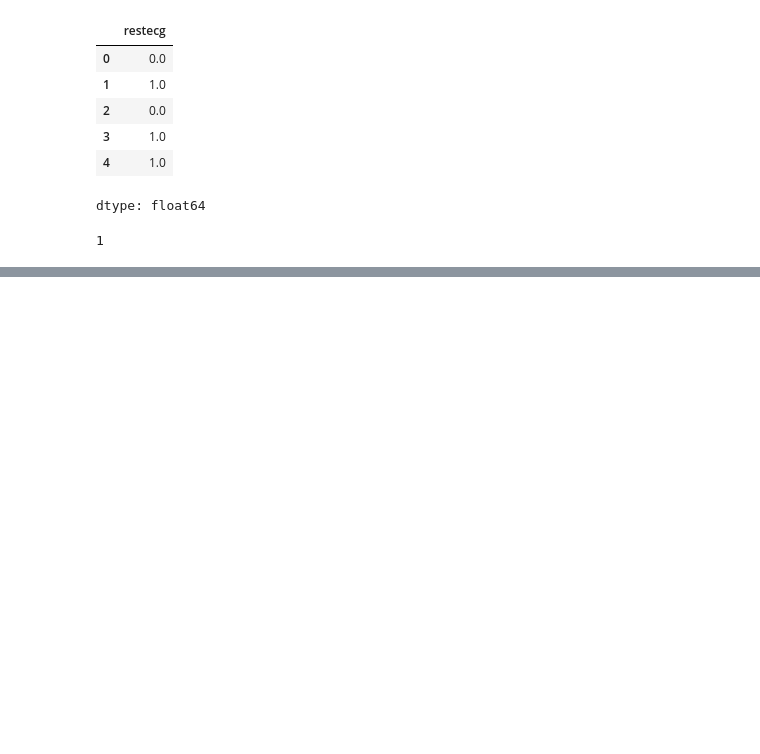
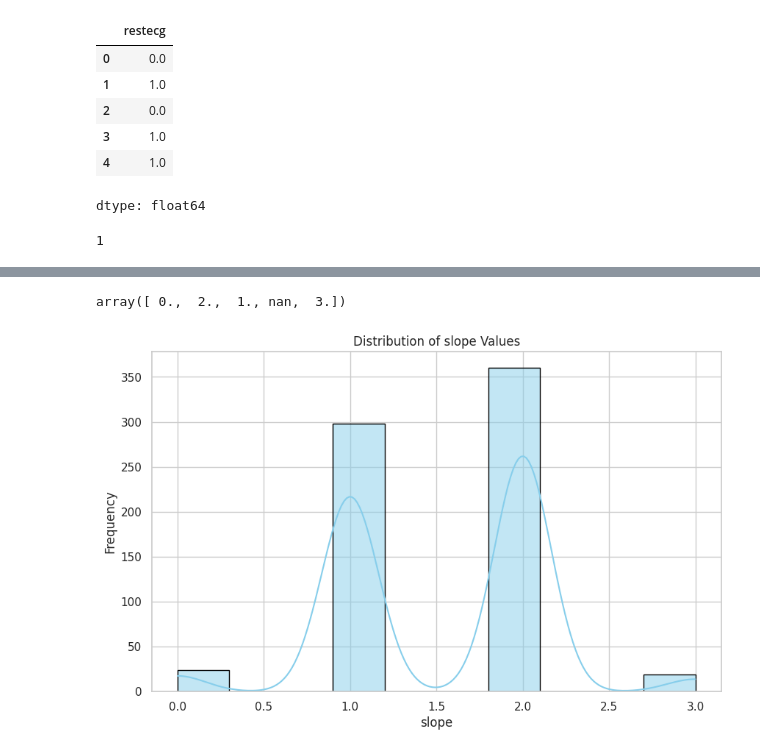
Before and after one commit to Jenifa-Dio/Python-Data-Science, a Jupyter notebook: Heart_Disease_Prediction.ipynb, the cells around one changed output, grey strips where cells are left out. Saved outputs shown, nothing was run; the diff lists cells and outputs as text; code cells hidden in the pictures; blank space fills up the shorter version.

```diff
--- a/Heart_Disease_Prediction.ipynb
+++ b/Heart_Disease_Prediction.ipynb
@@ -285,0 +290,9 @@ df.dropna(subset=['restecg'], inplace=True)
+# %%
+def clean_exang(val):
+  if(val=='?'):
+    return np.nan
+  else:
+    return int(val)
+
+df['exang'] = df['exang'].apply(clean_exang)
+df['exang'].head()
@@ -285,0 +311,3 @@ df.dropna(subset=['restecg'], inplace=True)
+# %%
+print(df['exang'].isnull().sum())
+df.dropna(subset=['exang'], inplace=True)
@@ -285,0 +316,9 @@ df.dropna(subset=['restecg'], inplace=True)
+# %%
+def clean_slope(val):
+  if(val=='?'):
+    return np.nan
+  else:
+    return int(val)
+
+df['slope'] = df['slope'].apply(clean_slope)
+df['slope'].head()
@@ -285,0 +333,16 @@ df.dropna(subset=['restecg'], inplace=True)
+# %%
+df['slope'].unique()
+# %% [output]
+array([ 0.,  2.,  1., nan,  3.])
+# %%
+sns.set(style="whitegrid")
+
+plt.figure(figsize=(10, 6))
+sns.histplot(df['slope'], kde=True, bins=10, color='skyblue', edgecolor='black')
+
+plt.title('Distribution of slope Values')
+plt.xlabel('slope')
+plt.ylabel('Frequency')
+plt.show()
+# %% [output]
+[figure, added]
```
Also changed, not shown: parts of 28 cells of this notebook.
